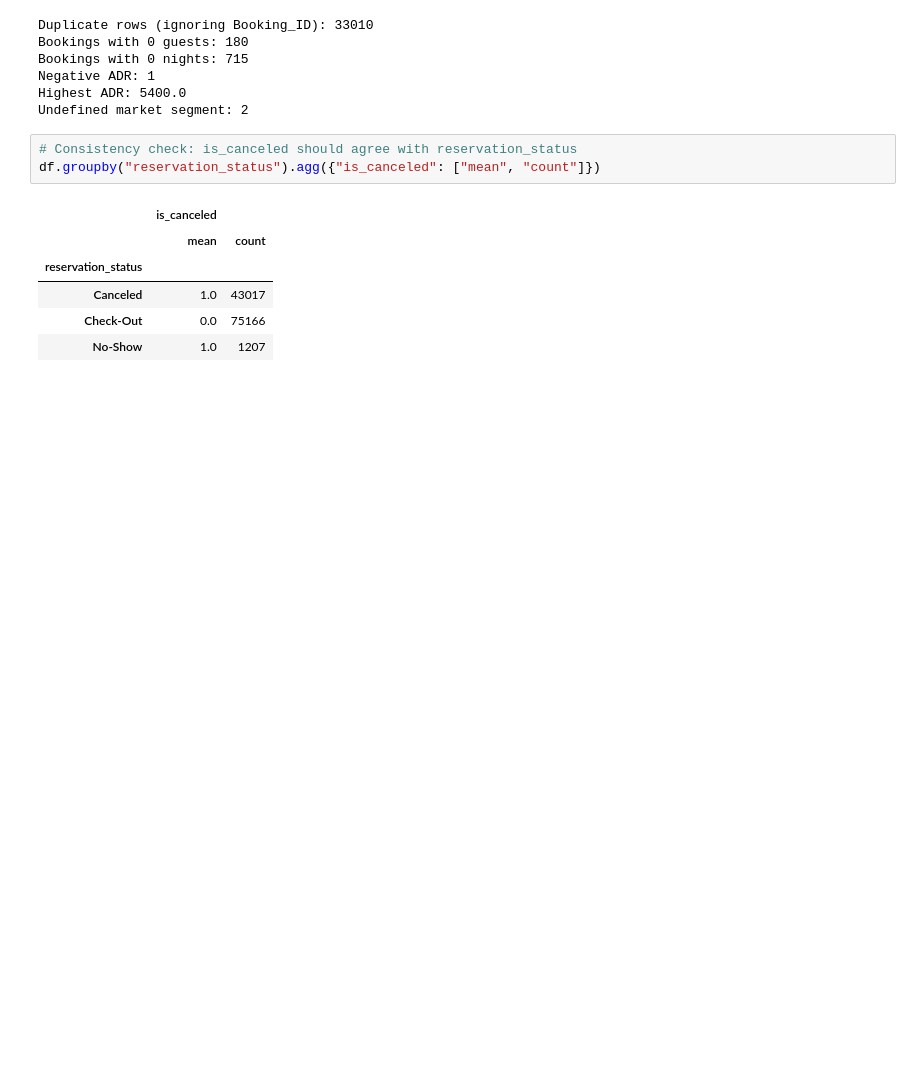
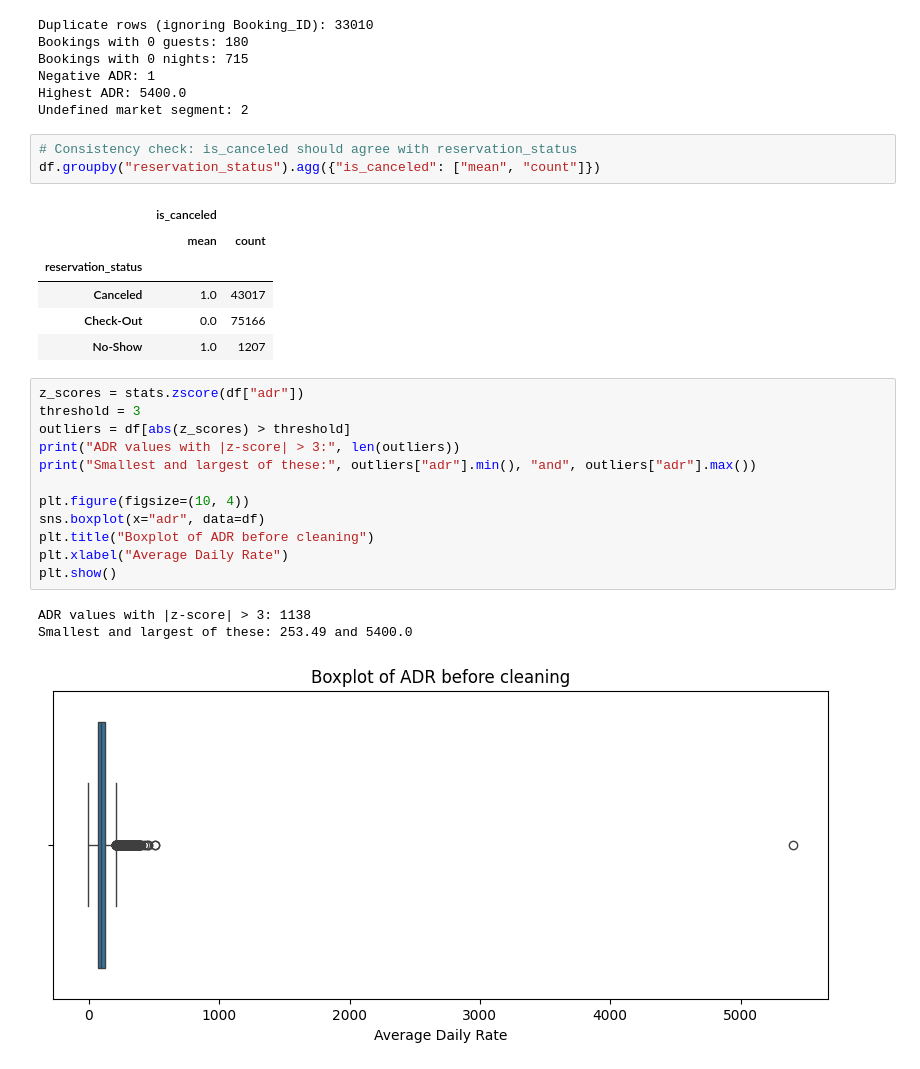
Before and after one commit to atticusptp-cloud/CAPSTONE, a Jupyter notebook: capstone_analysis.ipynb, the cells around one changed output. Drawn from its saved outputs; the diff is of its cells as text; blank space fills up the shorter version.

```diff
--- a/capstone_analysis.ipynb
+++ b/capstone_analysis.ipynb
@@ -175,3 +175,19 @@ df.groupby("reservation_status").agg({"is_canceled": ["mean", "count"]})
 | Canceled | 1.0 | 43017 |
 | Check-Out | 0.0 | 75166 |
 | No-Show | 1.0 | 1207 |
+# %%
+z_scores = stats.zscore(df["adr"])
+threshold = 3
+outliers = df[abs(z_scores) > threshold]
+print("ADR values with |z-score| > 3:", len(outliers))
+print("Smallest and largest of these:", outliers["adr"].min(), "and", outliers["adr"].max())
+
+plt.figure(figsize=(10, 4))
+sns.boxplot(x="adr", data=df)
+plt.title("Boxplot of ADR before cleaning")
+plt.xlabel("Average Daily Rate")
+plt.show()
+# %% [output]
+ADR values with |z-score| > 3: 1138
+Smallest and largest of these: 253.49 and 5400.0
+[figure, added]
```
